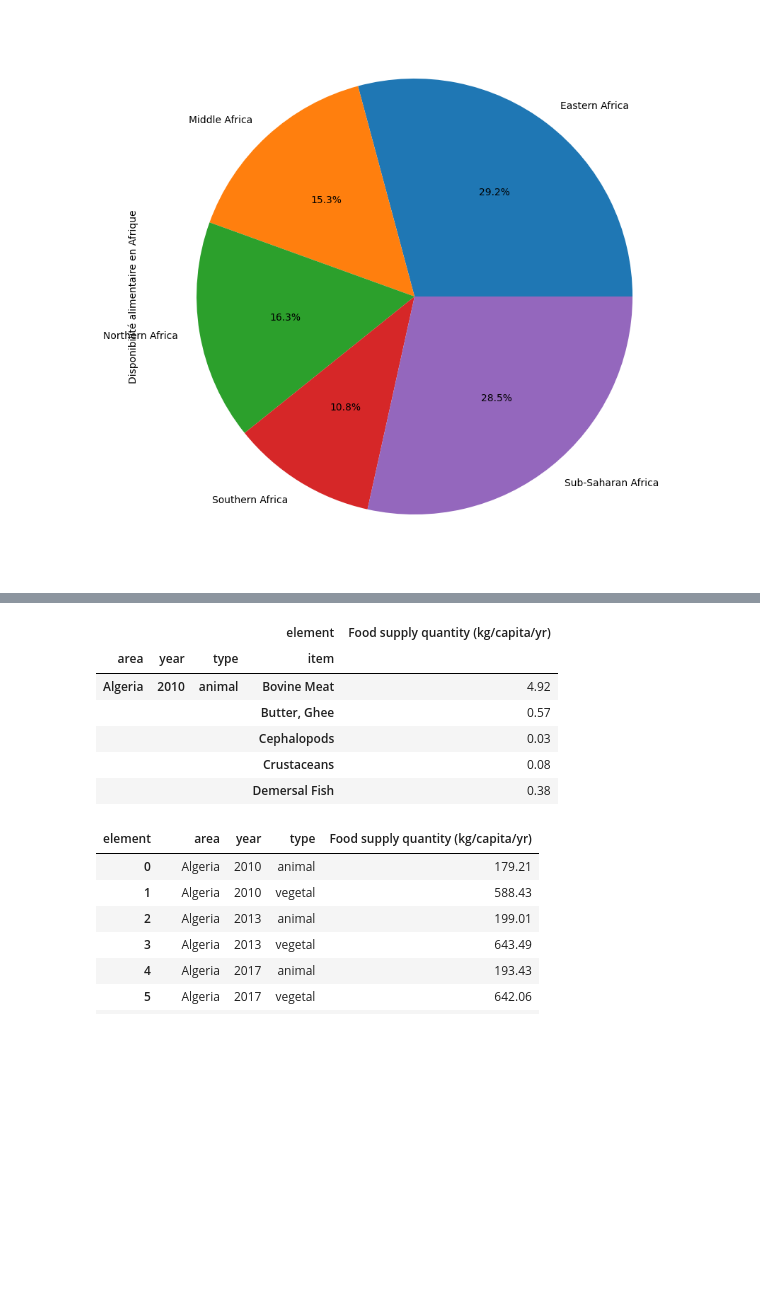
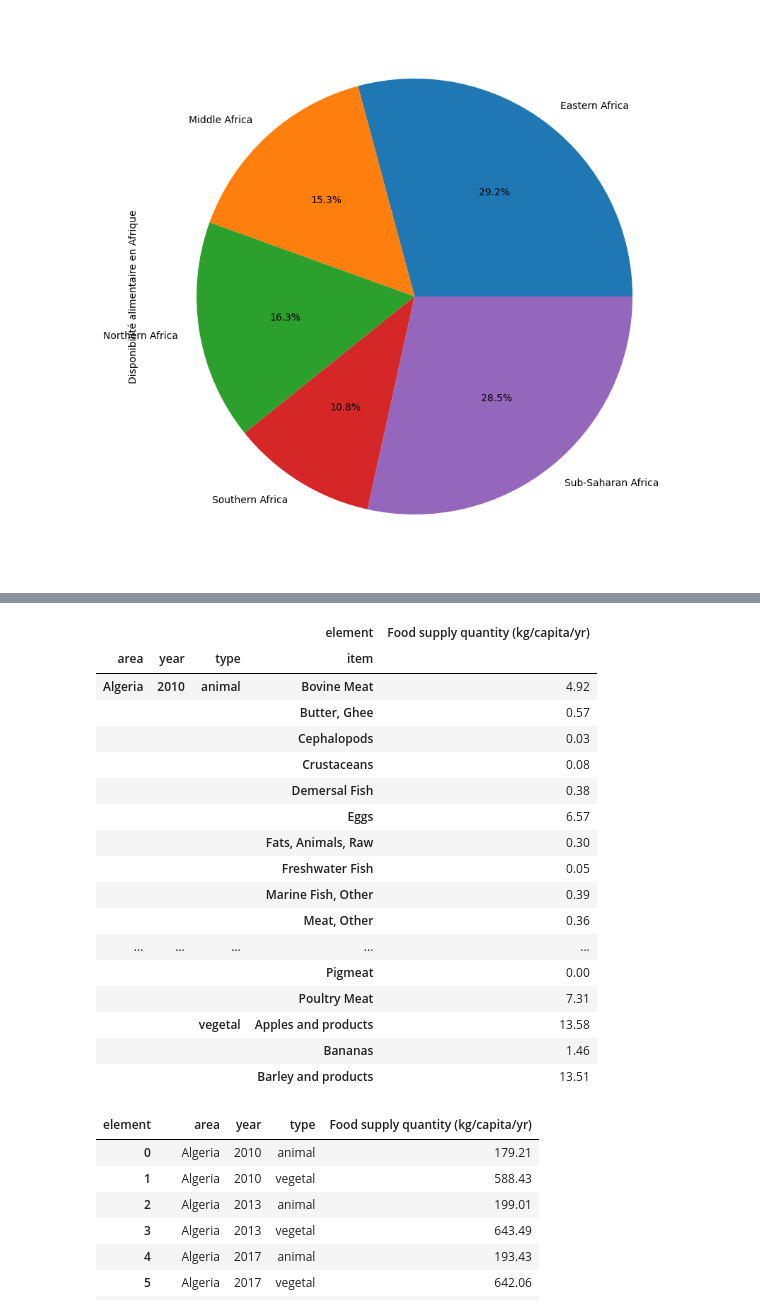
Before and after one commit to t7bo/projet-brief-pandas, a Jupyter notebook: deb.ipynb, the cells around one changed output, grey strips where cells are left out. Cells and saved outputs as stored; diff of their text form; code cells hidden in the pictures; blank space fills up the shorter version.

```diff
--- a/deb.ipynb
+++ b/deb.ipynb
@@ -953,18 +1055,29 @@ df_new_products.head(3)
 # %%
 df_new_products = df_new_products[["area_code_(m49)", "area", "element", "item", "year", "type", "unit", "value"]]
 df_new_products
 
 
 df = df_new_products.pivot_table(index=["area", "year", "type", "item"], columns="element", values="value")
-df.head(5)
+df.head(20)
 # %% [output]
 |  |  |  | element | Food supply quantity (kg/capita/yr) |
 | area | year | type | item |  |
 | Algeria | 2010 | animal | Bovine Meat | 4.92 |
 |  |  |  | Butter, Ghee | 0.57 |
 |  |  |  | Cephalopods | 0.03 |
 |  |  |  | Crustaceans | 0.08 |
 |  |  |  | Demersal Fish | 0.38 |
+|  |  |  | Eggs | 6.57 |
+|  |  |  | Fats, Animals, Raw | 0.30 |
+|  |  |  | Freshwater Fish | 0.05 |
+|  |  |  | Marine Fish, Other | 0.39 |
+|  |  |  | Meat, Other | 0.36 |
+| ... | ... | ... | ... | ... |
+|  |  |  | Pigmeat | 0.00 |
+|  |  |  | Poultry Meat | 7.31 |
+|  |  | vegetal | Apples and products | 13.58 |
+|  |  |  | Bananas | 1.46 |
+|  |  |  | Barley and products | 13.51 |
 # %%
 result = df.groupby(['area','year','type'])[['Food supply quantity (kg/capita/yr)']].sum().reset_index()
 
```
Also changed, not shown: parts of 15 cells of this notebook.
